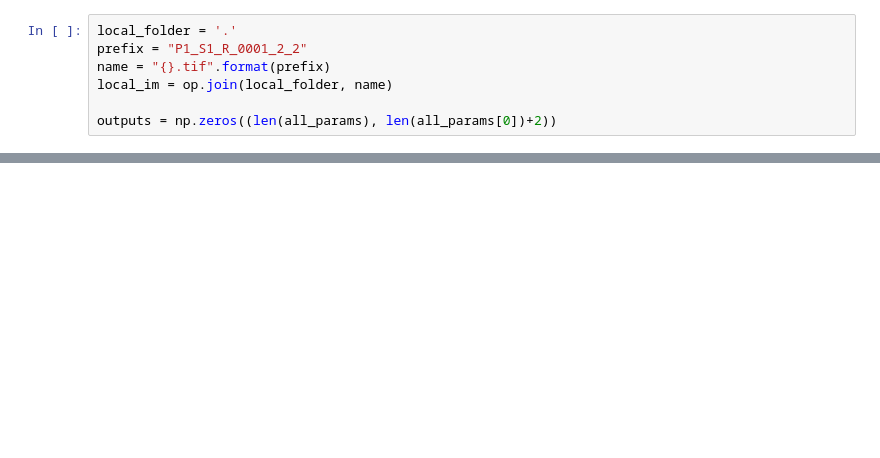
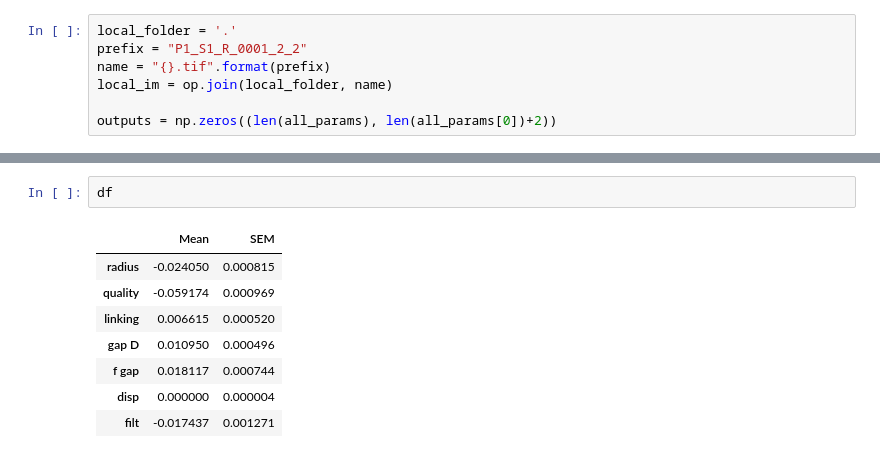
Before and after one commit to Nance-Lab/diff_classifier, a Jupyter notebook: notebooks/sensitivity/03_08_18_sensitivity_analysis.ipynb, the cells around one changed output, grey strips where cells are left out. Saved outputs shown, nothing was run; the diff lists cells and outputs as text; blank space fills up the shorter version.

```diff
--- a/notebooks/sensitivity/03_08_18_sensitivity_analysis.ipynb
+++ b/notebooks/sensitivity/03_08_18_sensitivity_analysis.ipynb
@@ -88,0 +175,11 @@ numpy.savetxt("sensitivity_sweep.csv", outputs, delimiter=",")
+# %%
+df
+# %% [output]
+|  | Mean | SEM |
+| radius | -0.024050 | 0.000815 |
+| quality | -0.059174 | 0.000969 |
+| linking | 0.006615 | 0.000520 |
+| gap D | 0.010950 | 0.000496 |
+| f gap | 0.018117 | 0.000744 |
+| disp | 0.000000 | 0.000004 |
+| filt | -0.017437 | 0.001271 |
```
Also changed, not shown: parts of 18 cells of this notebook, 2 other files.
